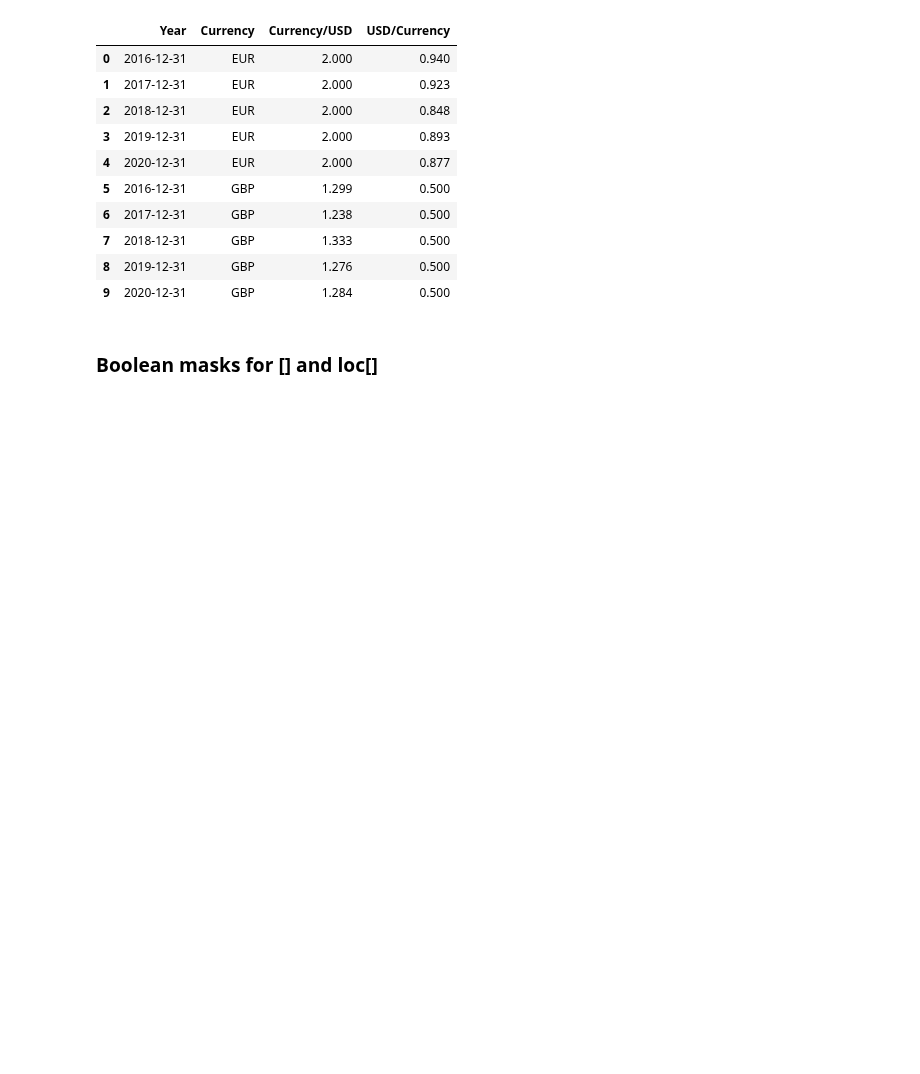
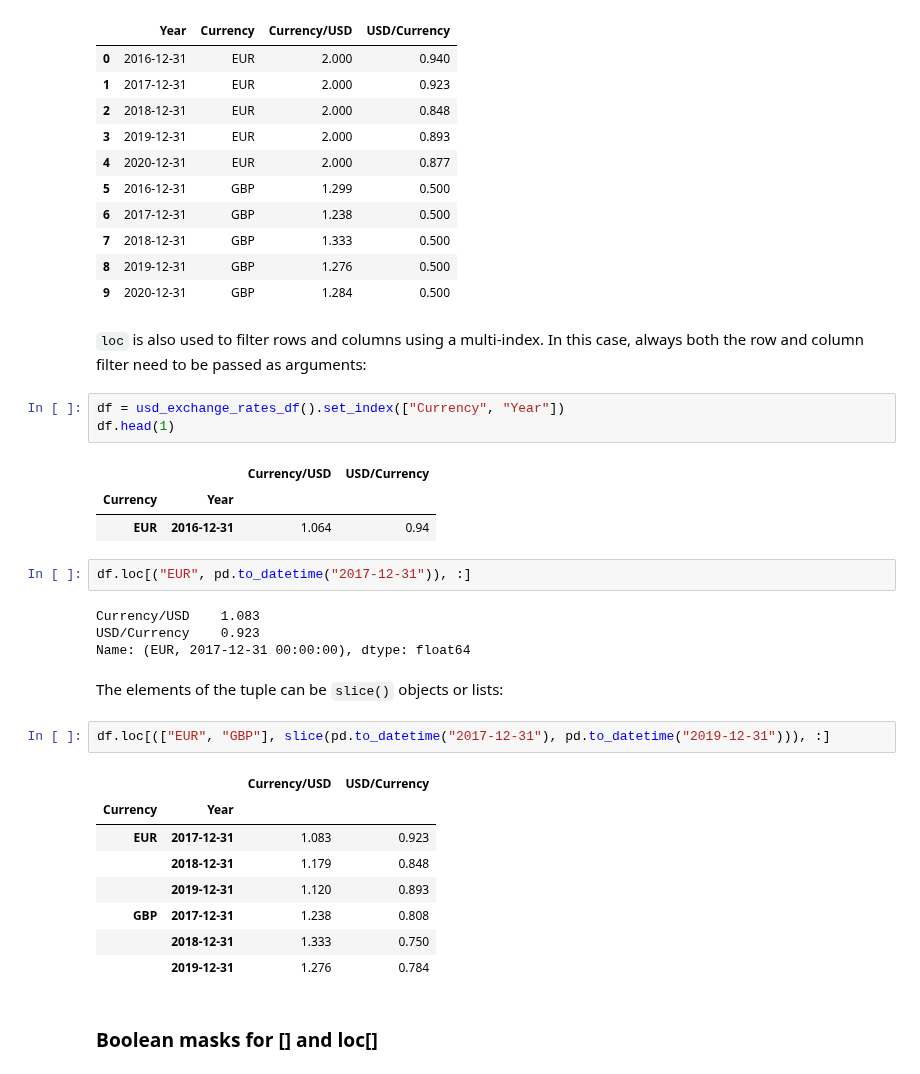
Before and after one commit to jaroslawr/jupyter-notebooks, a Jupyter notebook: lib_pandas/lib_pandas.ipynb, the cells around one changed output. Cells and saved outputs as stored; diff of their text form; blank space fills up the shorter version.

Commit message:
[pandas] Describe using loc[] with multi-indexes.

```diff
--- a/lib_pandas/lib_pandas.ipynb
+++ b/lib_pandas/lib_pandas.ipynb
@@ -184,6 +184,34 @@ df
 | 7 | 2018-12-31 | GBP | 1.333 | 0.500 |
 | 8 | 2019-12-31 | GBP | 1.276 | 0.500 |
 | 9 | 2020-12-31 | GBP | 1.284 | 0.500 |
+# %% [markdown]
+`loc` is also used to filter rows and columns using a multi-index. In this case, always both the row and column filter need to be passed as arguments:
+# %%
+df = usd_exchange_rates_df().set_index(["Currency", "Year"])
+df.head(1)
+# %% [output]
+|  |  | Currency/USD | USD/Currency |
+| Currency | Year |  |  |
+| EUR | 2016-12-31 | 1.064 | 0.94 |
+# %%
+df.loc[("EUR", pd.to_datetime("2017-12-31")), :]
+# %% [output]
+Currency/USD    1.083
+USD/Currency    0.923
+Name: (EUR, 2017-12-31 00:00:00), dtype: float64
+# %% [markdown]
+The elements of the tuple can be `slice()` objects or lists:
+# %%
+df.loc[(["EUR", "GBP"], slice(pd.to_datetime("2017-12-31"), pd.to_datetime("2019-12-31"))), :]
+# %% [output]
+|  |  | Currency/USD | USD/Currency |
+| Currency | Year |  |  |
+| EUR | 2017-12-31 | 1.083 | 0.923 |
+|  | 2018-12-31 | 1.179 | 0.848 |
+|  | 2019-12-31 | 1.120 | 0.893 |
+| GBP | 2017-12-31 | 1.238 | 0.808 |
+|  | 2018-12-31 | 1.333 | 0.750 |
+|  | 2019-12-31 | 1.276 | 0.784 |
 # %% [markdown]
 ### Boolean masks for [] and loc[]
 # %% [markdown]
```
Also changed, not shown: 1 other file.
